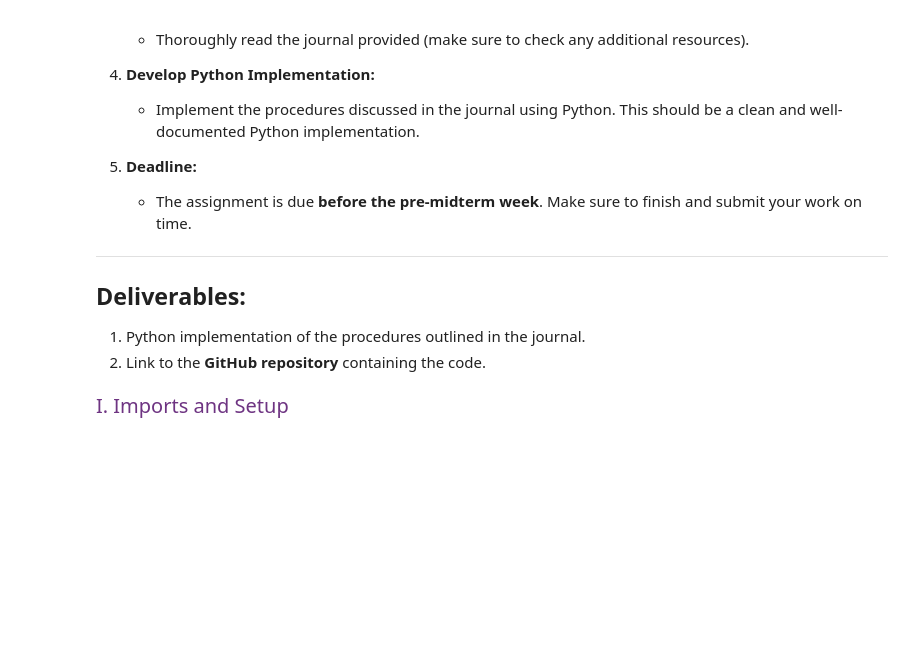
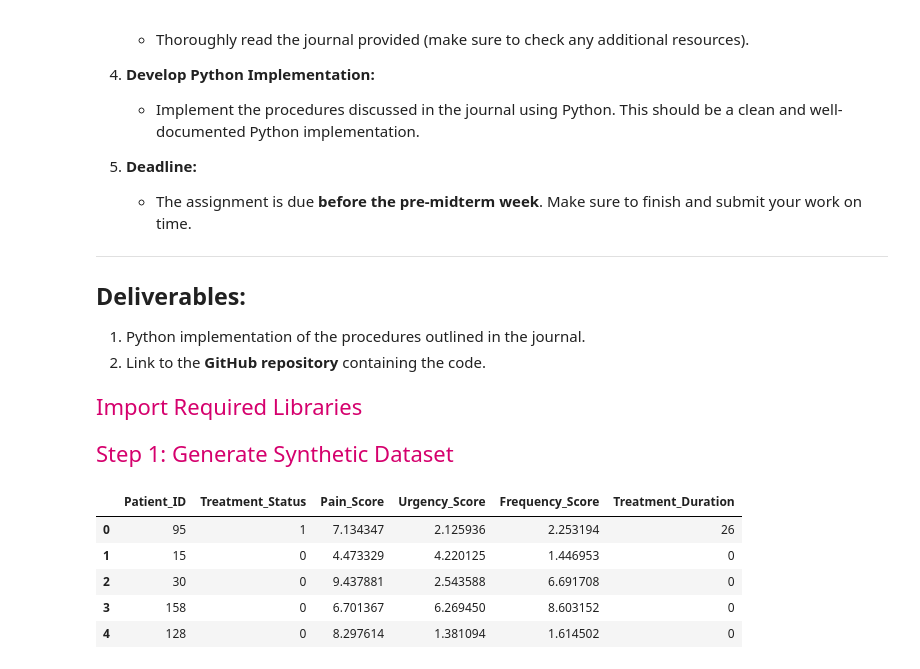
Before and after one commit to llewelyndramayo/CS-3203N, a Jupyter notebook: Assignment-1-Data-Analytics/code1.ipynb, the cells around one changed output. Drawn from its saved outputs; the diff is of its cells as text; code cells hidden in the pictures; blank space fills up the shorter version.

```diff
--- a/Assignment-1-Data-Analytics/code1.ipynb
+++ b/Assignment-1-Data-Analytics/code1.ipynb
@@ -29,4 +29,4 @@ This assignment tests your algorithmic thinking skills. You may use any A.I. too
 1. Python implementation of the procedures outlined in the journal.
 2. Link to the **GitHub repository** containing the code.
 # %% [markdown]
-<span style="font-size: 20px; color: #6E3482;">I. Imports and Setup</span>
+<span style="color: #D5006D; font-size: 22px;">Import Required Libraries</span>
@@ -50,0 +41,43 @@ variables = ['pain_current', 'urgency_current', 'frequency_current',
+# %% [markdown]
+<span style="color: #D5006D; font-size: 22px;">Step 1: Generate Synthetic Dataset</span>
+# %%
+# Generating a sample dataset for analysis
+
+n_samples = 200  # Total number of samples
+
+# Patient ID generation
+patient_ids = np.arange(n_samples)
+
+# Treatment status (1 = treated, 0 = never treated group)
+treatment_status = np.random.choice([1, 0], size=n_samples, p=[0.5, 0.5])
+
+# Symptom scores (pain, urgency, and frequency)
+pain_scores = np.random.uniform(1, 10, n_samples)
+urgency_scores = np.random.uniform(1, 10, n_samples)
+frequency_scores = np.random.uniform(1, 10, n_samples)
+
+# Treatment duration (only for treated patients)
+treatment_duration = np.where(treatment_status == 1, np.random.randint(5, 30, n_samples), 0)
+
+# Creating a DataFrame to store the generated data
+df = pd.DataFrame({
+    "Patient_ID": patient_ids,
+    "Treatment_Status": treatment_status,
+    "Pain_Score": pain_scores,
+    "Urgency_Score": urgency_scores,
+    "Frequency_Score": frequency_scores,
+    "Treatment_Duration": treatment_duration
+})
+
+# Shuffle the DataFrame to randomize the data
+df = df.sample(frac=1, random_state=42).reset_index(drop=True)
+
+# Display the first few rows of the dataset
+df.head()
+# %% [output]
+|  | Patient_ID | Treatment_Status | Pain_Score | Urgency_Score | Frequency_Score | Treatment_Duration |
+| 0 | 95 | 1 | 7.134347 | 2.125936 | 2.253194 | 26 |
+| 1 | 15 | 0 | 4.473329 | 4.220125 | 1.446953 | 0 |
+| 2 | 30 | 0 | 9.437881 | 2.543588 | 6.691708 | 0 |
+| 3 | 158 | 0 | 6.701367 | 6.269450 | 8.603152 | 0 |
+| 4 | 128 | 0 | 8.297614 | 1.381094 | 1.614502 | 0 |
```
Also changed, not shown: parts of 22 cells of this notebook, 2 other files.
